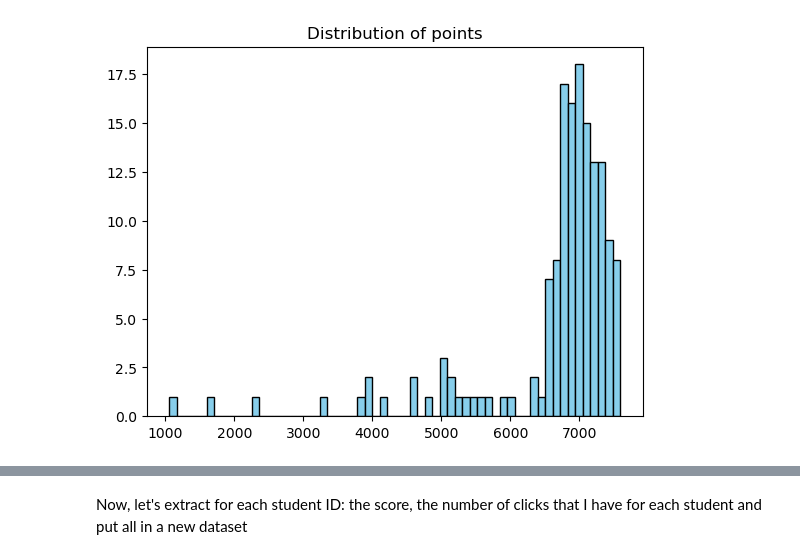
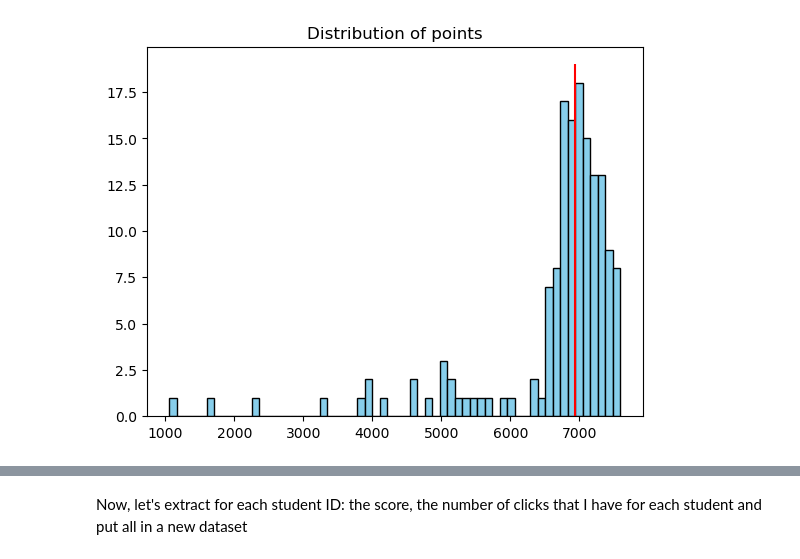
Before and after one commit to fskgiulia/JYUEF01, a Jupyter notebook: project_notebook.ipynb, the cells around one changed output, grey strips where cells are left out. Drawn from its saved outputs; the diff is of its cells as text; code cells hidden in the pictures.

```diff
--- a/project_notebook.ipynb
+++ b/project_notebook.ipynb
@@ -46,6 +49,11 @@ Below we can see that the point distribution is a bit unusual. Most of the stude
 # %%
+import statistics
+
+median = statistics.median(students)
+
 plt.hist(students, bins=60, color='skyblue', edgecolor='black')
 plt.title('Distribution of points')
+plt.vlines(x=median, ymin=0, ymax=19, color="red")
 plt.show()
 # %% [output]
-[figure, old version]
+[figure, new version]
```
Also changed, not shown: parts of 9 cells of this notebook.
